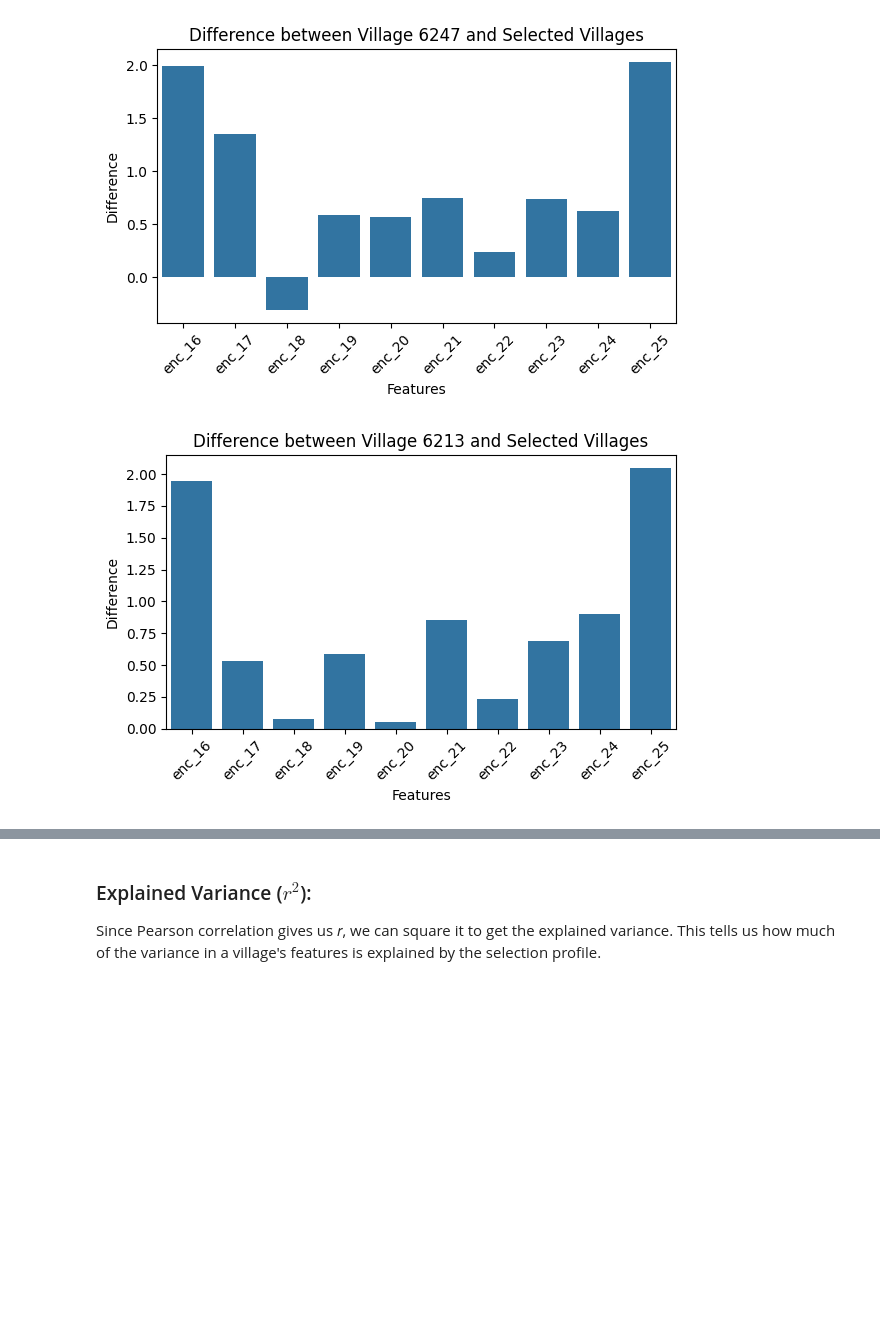
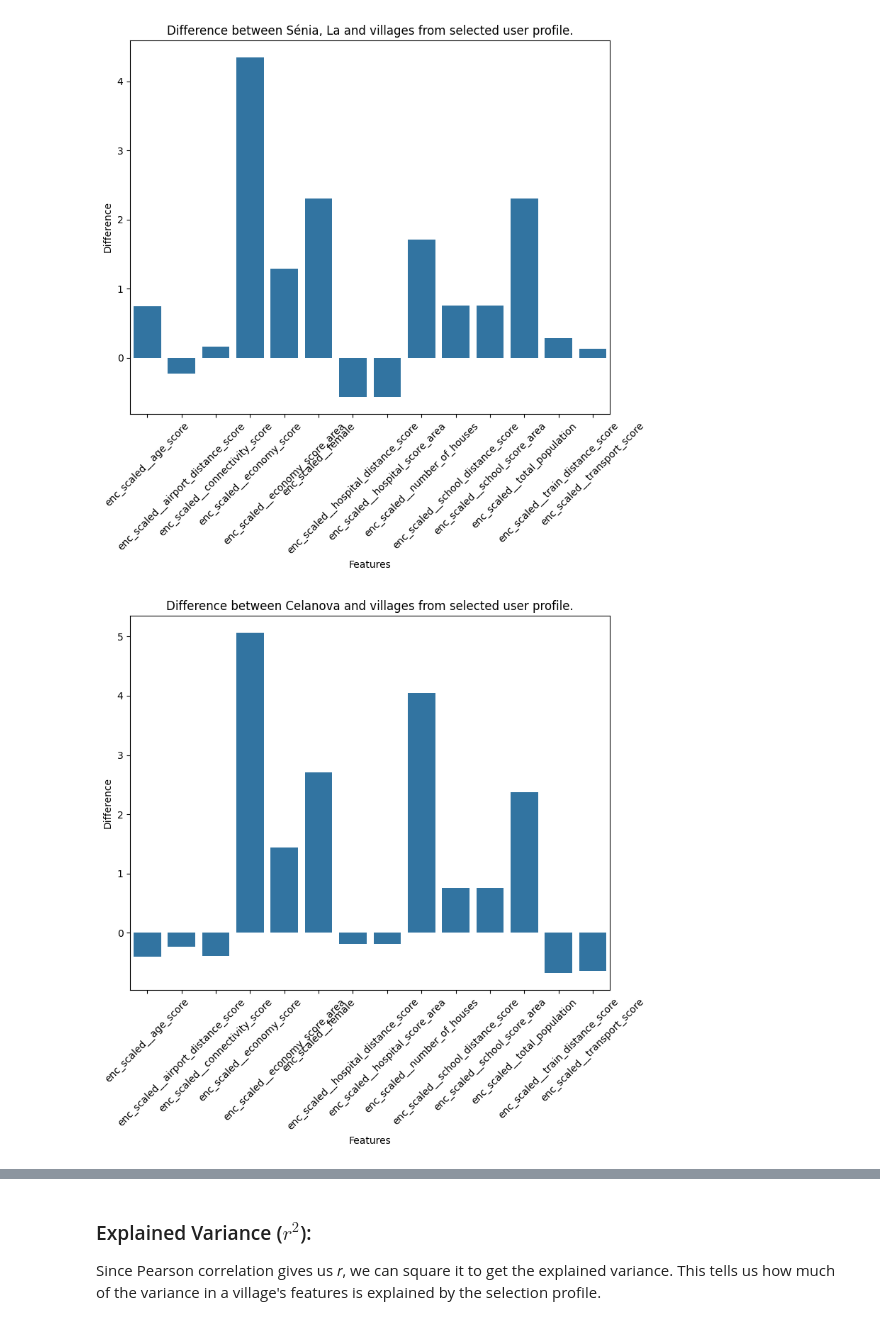
Before and after one commit to marimoysan/ml-pueblos, a Jupyter notebook: notebooks/model/recommender_pearson.ipynb, the cells around one changed output, grey strips where cells are left out. Saved outputs shown, nothing was run; the diff lists cells and outputs as text; code cells hidden in the pictures; blank space fills up the shorter version.

```diff
--- a/notebooks/model/recommender_pearson.ipynb
+++ b/notebooks/model/recommender_pearson.ipynb
@@ -50,15 +51,10 @@ df_pueblos_enc = df_pueblos.filter(regex=r"^enc_", axis=1)
 # Select only numerical features with more than 2 unique values (non-binary features)
 pueblos_numerical_features = df_pueblos_enc.loc[:, (df_pueblos_enc.nunique() > 2)]
 
-# select the second user from our data
-selected_villages = user_choices[1]
+# select 1 user from our data
+selected_villages = user_choices[0]
 
 display(selected_villages)
-
-# Check if the column exists before dropping it
-if "Unnamed: 0" in selected_villages.columns:
-    selected_villages = selected_villages.drop("Unnamed: 0", axis=1)
-
 df_selected_enc = selected_villages.filter(regex=r"^enc_", axis=1)
 selected_numerical_features = df_selected_enc.loc[:, ~(df_selected_enc.isin([0.0, 1.0]).all())]
 
@@ -122,29 +121,29 @@ dtype: float64
 # %%
 import seaborn as sns
 
 # Select the specific village data
 top_villages_data = df_pueblos.loc[top_villages.index, pueblos_numerical_features.columns]
 
 # Calculate the mean of the selected columns for the selected villages
 mean_values = selection_profile
 
 # Loop through the available rows in top_villages_data
 for i in range(len(top_villages_data)):
     # Calculate the difference between the mean values and the specific village data
     difference = top_villages_data.iloc[i] - mean_values
 
     # Create a DataFrame for the differences
     difference_df = pd.DataFrame(difference, columns=['Difference'])
 
     # Plot the differences
-    plt.figure(figsize=(6, 4))
+    plt.figure(figsize=(8, 8))
     sns.barplot(x=difference_df.index, y='Difference', data=difference_df)
-    plt.title(f'Difference between Village {top_villages.index[i]} and Selected Villages')
+    plt.title(f'Difference between {top_villages.iloc[i]["municipality"]} and villages from selected user profile.')
     plt.xlabel('Features')
     plt.ylabel('Difference')
     plt.xticks(rotation=45)
     plt.tight_layout()
     plt.show()
 # %% [output]
-[figure, old version]
+[figure, new version]
-[figure, old version]
+[figure, new version]
```
Also changed, not shown: parts of 6 cells of this notebook, 3 other files.
